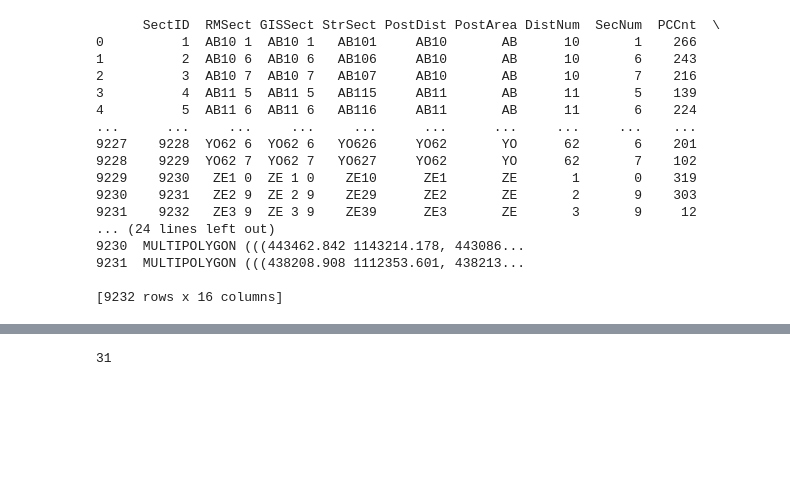
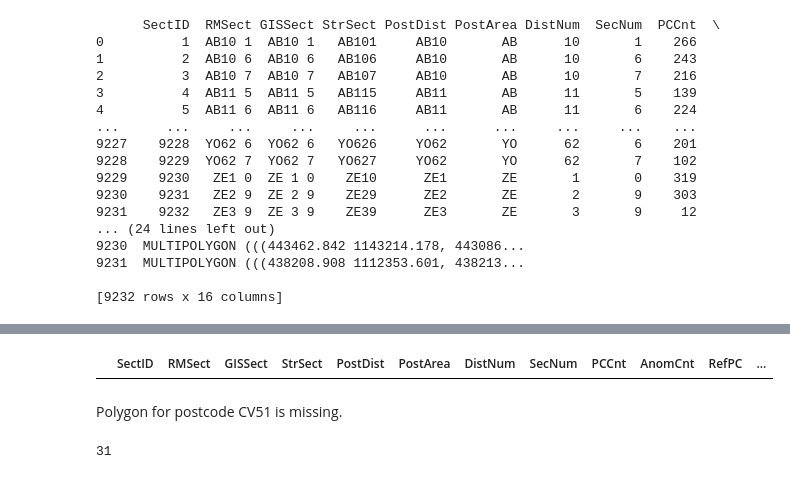
Before and after one commit to potato-bit/RA, a Jupyter notebook: geog.ipynb, the cells around one changed output, grey strips where cells are left out. Cells and saved outputs as stored; diff of their text form; code cells hidden in the pictures; blank space fills up the shorter version.

```diff
--- a/geog.ipynb
+++ b/geog.ipynb
@@ -34,6 +34,12 @@ shapefile.head()
 | 2 | 3 | AB10 7 | AB10 7 | AB107 | AB10 | AB | 10 | 7 | 216 | 0 | AB107DS | ... |
 | 3 | 4 | AB11 5 | AB11 5 | AB115 | AB11 | AB | 11 | 5 | 139 | 1 | AB115PW | ... |
 | 4 | 5 | AB11 6 | AB11 6 | AB116 | AB11 | AB | 11 | 6 | 224 | 2 | AB116ED | ... |
+# %%
+shapefile[shapefile.loc[:,'StrSect']=='CV51']
+# %% [output]
+|  | SectID | RMSect | GISSect | StrSect | PostDist | PostArea | DistNum | SecNum | PCCnt | AnomCnt | RefPC | ... |
+# %% [markdown]
+Polygon for postcode CV51 is missing.
 # %%
 postcodes = ['CV78','CV62','CV64','CV66','CV21','CV22','CV59','CV51','CV63','CV65','CV67','CV23','CV57','CV58','CV14','CV15','CV24','CV25',
 'CV49','CV56','CV13','CV11','CV12','CV31','CV32','CV48','CV47','CV36','CV35','CV34','CV33']
```
Also changed, not shown: parts of 6 cells of this notebook.
